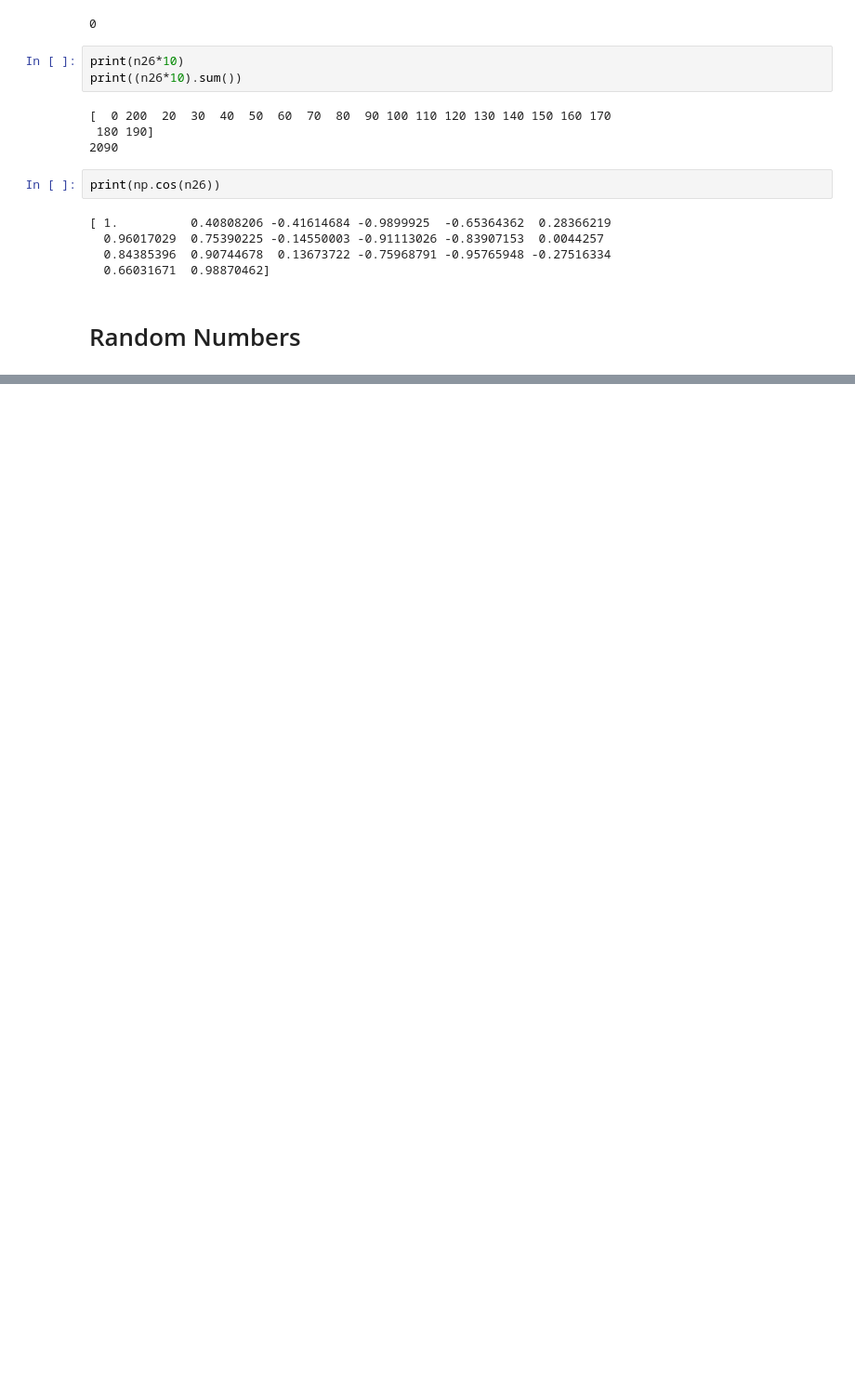
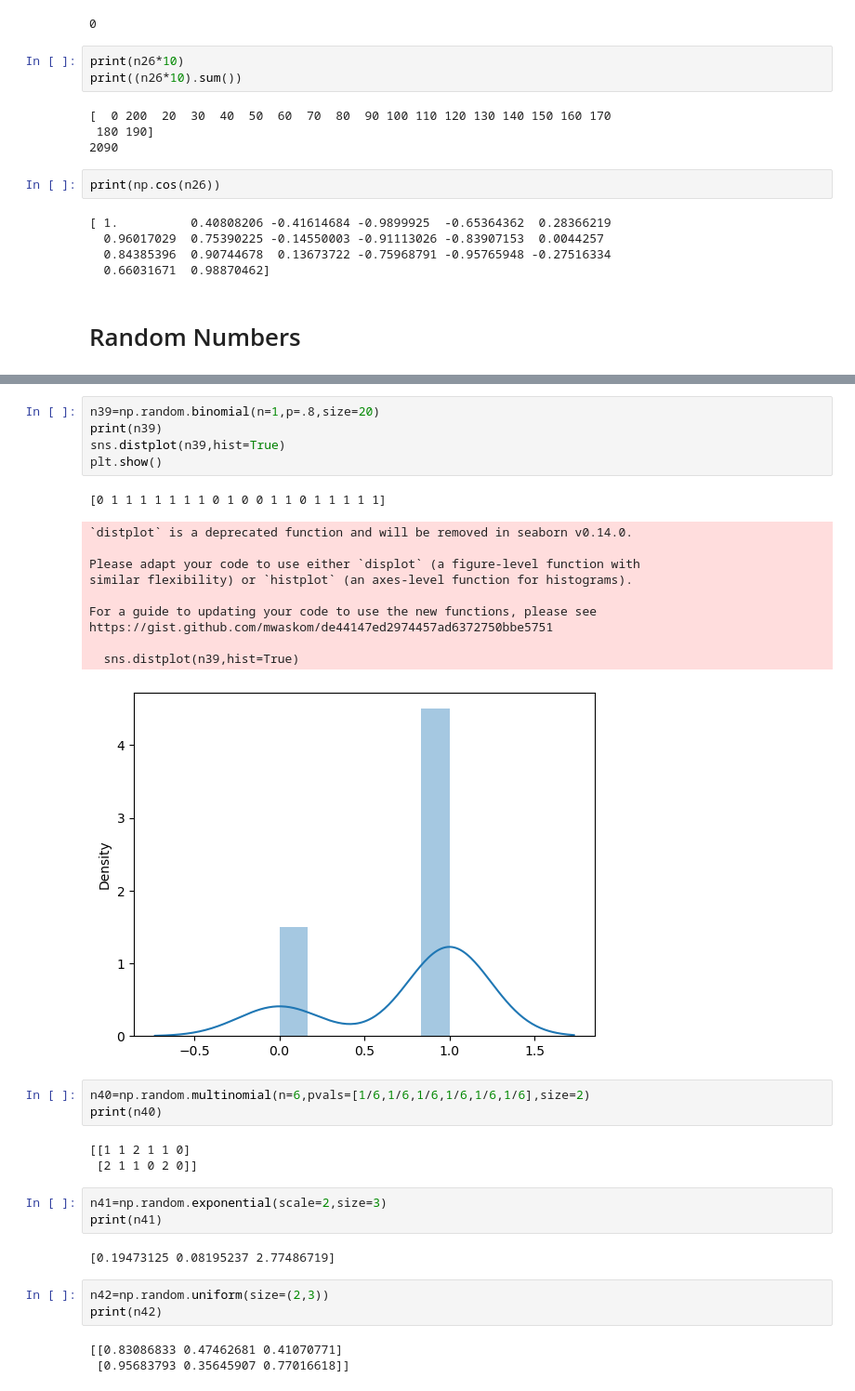
Before and after one commit to ndhineshkumaar/LibPractice, a Jupyter notebook: Numpy/try1.ipynb, the cells around one changed output, grey strips where cells are left out. Shown: that part at 93% size. Drawn from its saved outputs; the diff is of its cells as text; blank space fills up the shorter version.

```diff
--- a/Numpy/try1.ipynb
+++ b/Numpy/try1.ipynb
@@ -375,0 +535,34 @@ array([[825,  41, 853],
+# %%
+n39=np.random.binomial(n=1,p=.8,size=20)
+print(n39)
+sns.distplot(n39,hist=True)
+plt.show()
+# %% [output]
+[0 1 1 1 1 1 1 1 0 1 0 0 1 1 0 1 1 1 1 1]
+`distplot` is a deprecated function and will be removed in seaborn v0.14.0.
+
+Please adapt your code to use either `displot` (a figure-level function with
+similar flexibility) or `histplot` (an axes-level function for histograms).
+
+For a guide to updating your code to use the new functions, please see
+https://gist.github.com/mwaskom/de44147ed2974457ad6372750bbe5751
+
+  sns.distplot(n39,hist=True)
+[figure, added]
+# %%
+n40=np.random.multinomial(n=6,pvals=[1/6,1/6,1/6,1/6,1/6,1/6],size=2)
+print(n40)
+# %% [output]
+[[1 1 2 1 1 0]
+ [2 1 1 0 2 0]]
+# %%
+n41=np.random.exponential(scale=2,size=3)
+print(n41)
+# %% [output]
+[0.19473125 0.08195237 2.77486719]
+# %%
+n42=np.random.uniform(size=(2,3))
+print(n42)
+# %% [output]
+[[0.83086833 0.47462681 0.41070771]
+ [0.95683793 0.35645907 0.77016618]]
```
Also changed, not shown: parts of 34 cells of this notebook, 1 other file.
